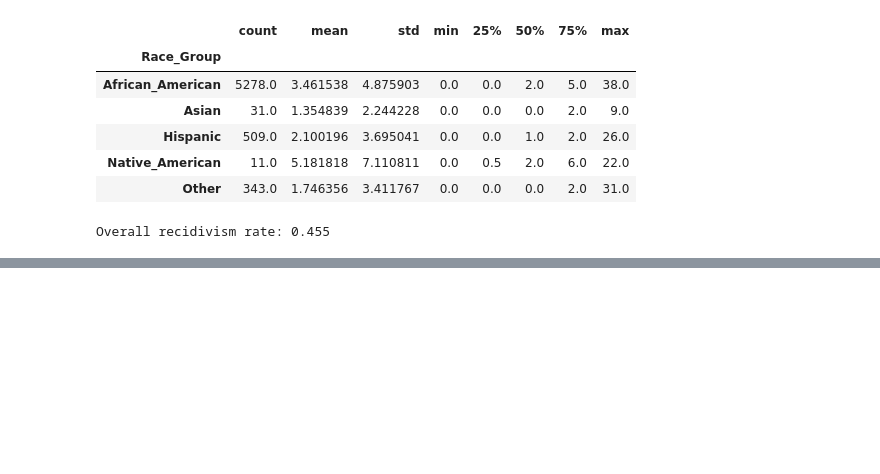
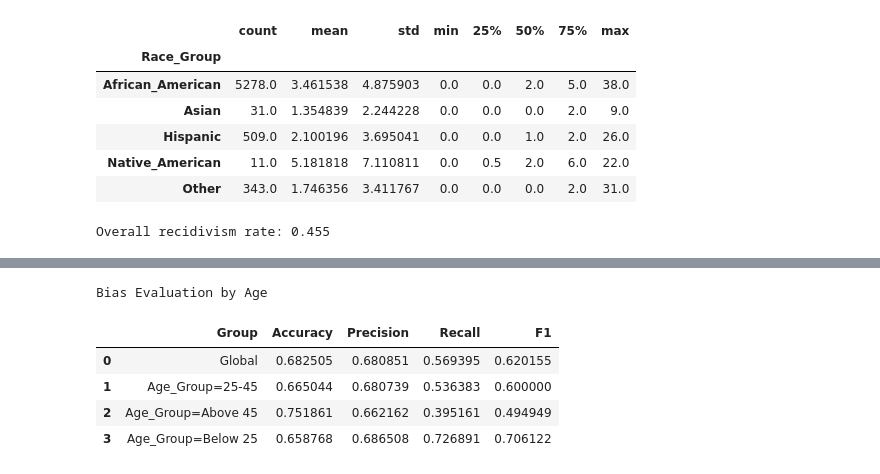
Before and after one commit to MelissaPerez09/fair-ai-compass, a Jupyter notebook: src/main.ipynb, the cells around one changed output, grey strips where cells are left out. Drawn from its saved outputs; the diff is of its cells as text; code cells hidden in the pictures; blank space fills up the shorter version.

```diff
--- a/src/main.ipynb
+++ b/src/main.ipynb
@@ -344,0 +506,17 @@ Overall recidivism rate: 0.455
+# %%
+# Create Age Group column in the test set
+df["Age_Group"] = df.apply(lambda row:
+                           "Below 25" if row["Age_Below_TwentyFive"] == 1
+                           else ("Above 45" if row["Age_Above_FourtyFive"] == 1 else "25-45"), axis=1)
+
+# Bias evaluation by Age
+results_age = evaluate_by_group(log_reg, X_test, y_test, "Age_Group", df)
+print("Bias Evaluation by Age")
+display(results_age)
+# %% [output]
+Bias Evaluation by Age
+|  | Group | Accuracy | Precision | Recall | F1 |
+| 0 | Global | 0.682505 | 0.680851 | 0.569395 | 0.620155 |
+| 1 | Age_Group=25-45 | 0.665044 | 0.680739 | 0.536383 | 0.600000 |
+| 2 | Age_Group=Above 45 | 0.751861 | 0.662162 | 0.395161 | 0.494949 |
+| 3 | Age_Group=Below 25 | 0.658768 | 0.686508 | 0.726891 | 0.706122 |
```
Also changed, not shown: parts of 11 cells of this notebook, 11 other files.
